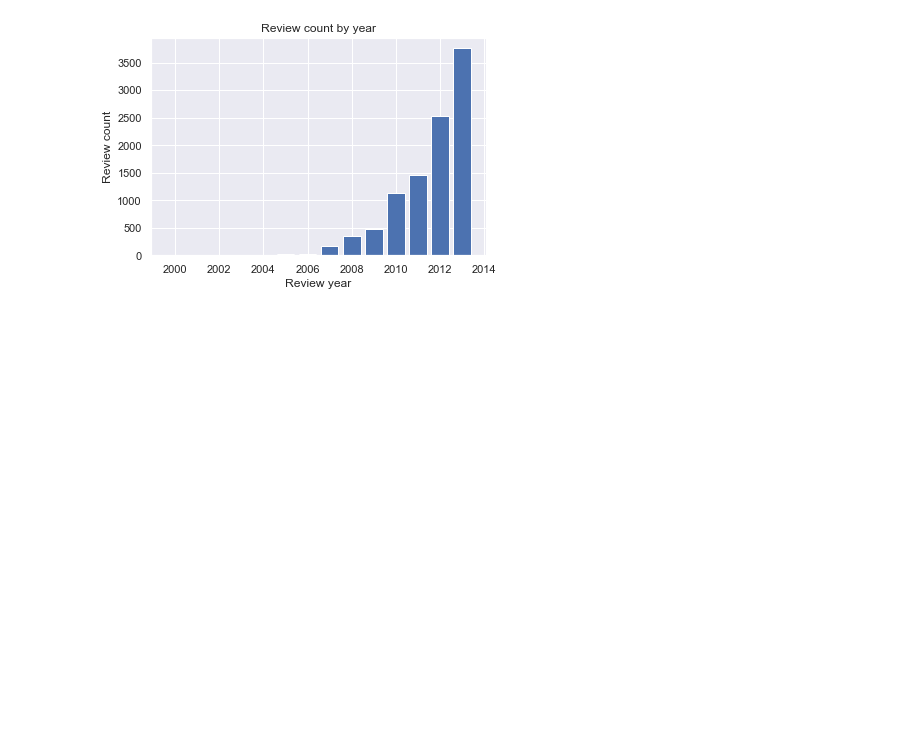
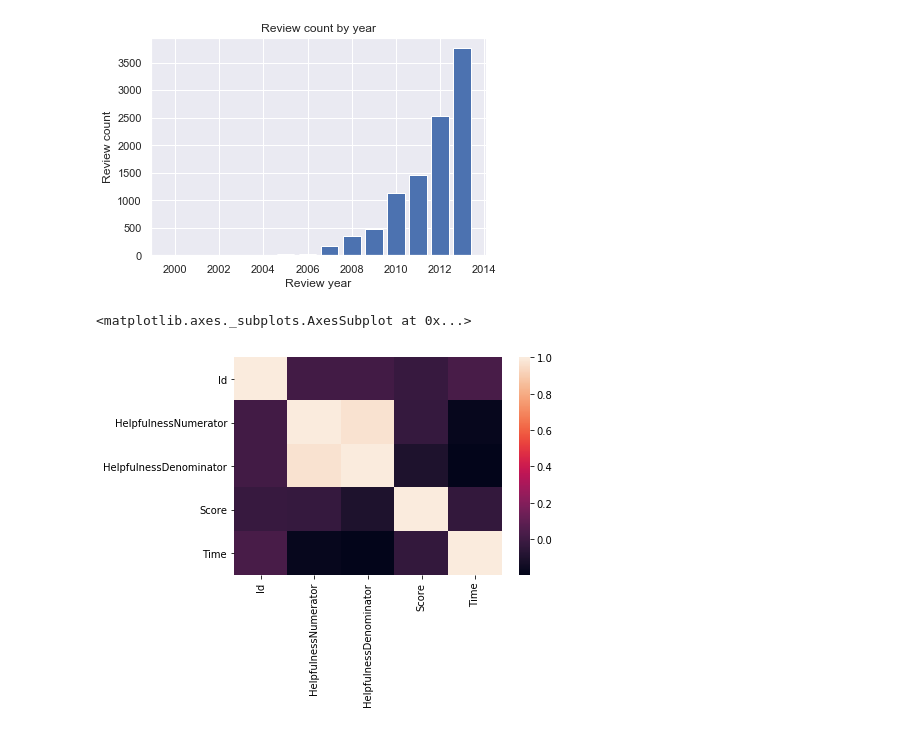
Before and after one commit to IanChen5273/Machined-learning, a Jupyter notebook: HW2.ipynb, the cells around one changed output. Drawn from its saved outputs; the diff is of its cells as text; code cells hidden in the pictures; blank space fills up the shorter version.

```diff
--- a/HW2.ipynb
+++ b/HW2.ipynb
@@ -58,3 +58,10 @@ plt.show()
 #sns.set()
 # %% [output]
 [figure]
+# %%
+corr = dataset.corr()
+# %%
+sns.heatmap(corr)
+# %% [output]
+<matplotlib.axes._subplots.AxesSubplot at 0x...>
+[figure, added]
```
